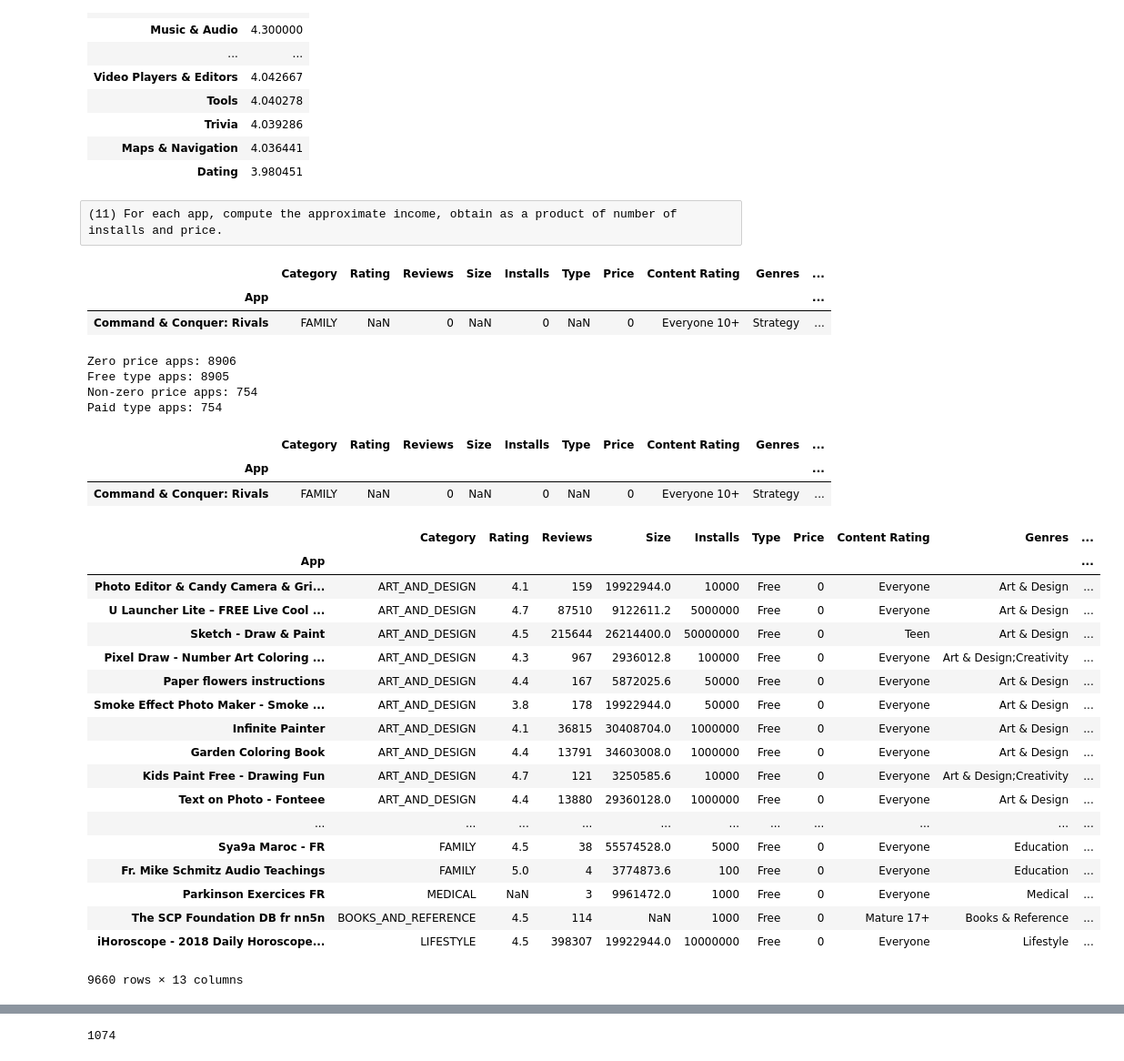
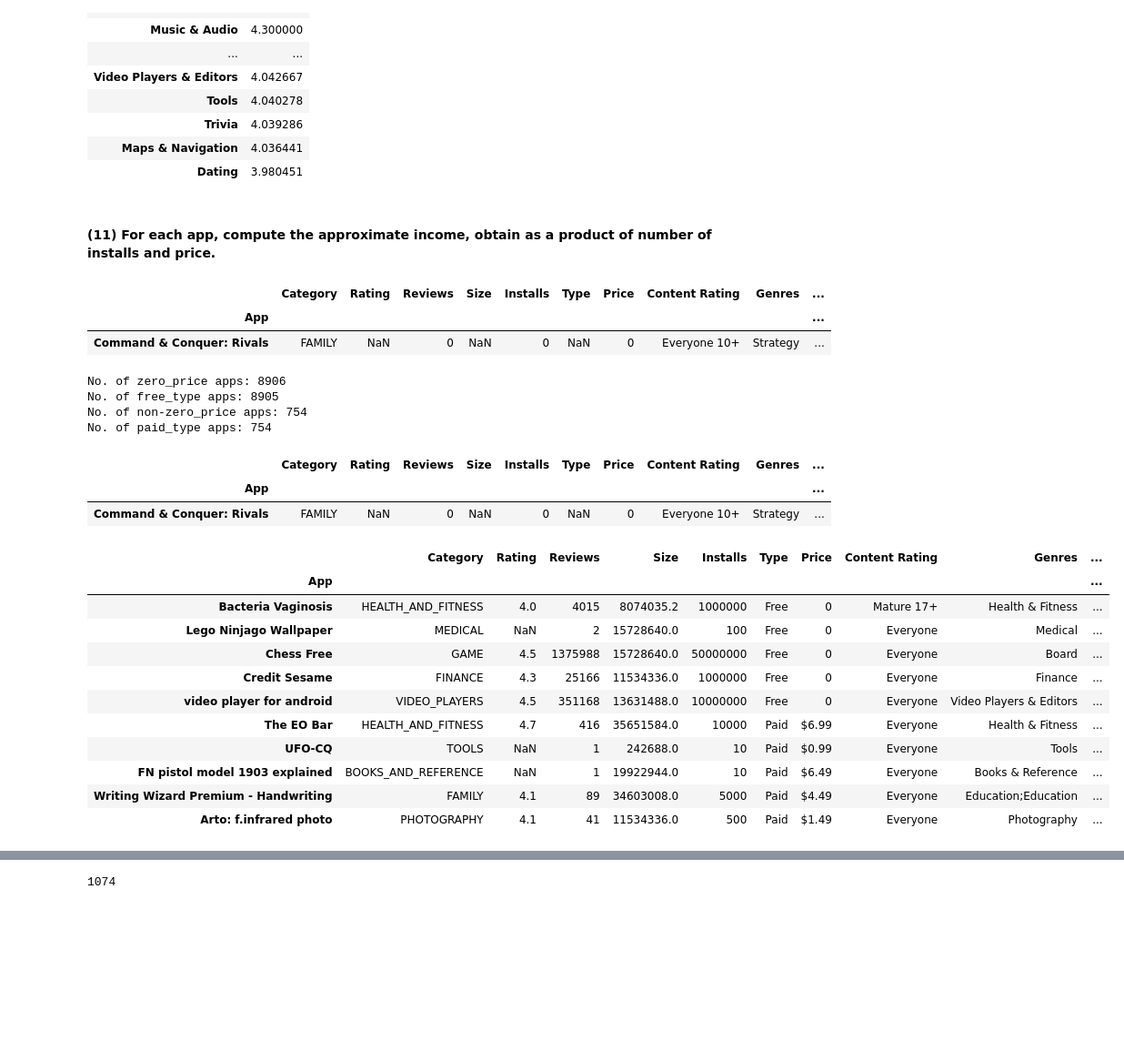
Before and after one commit to samulic/fcs, a Jupyter notebook: project.ipynb, the cells around one changed output, grey strips where cells are left out. Shown: that part at 91% size. Saved outputs shown, nothing was run; the diff lists cells and outputs as text; code cells hidden in the pictures; blank space fills up the shorter version.

```diff
--- a/project.ipynb
+++ b/project.ipynb
@@ -38,5 +39,5 @@ Settiamo la loro size a "-1"
 # %%
-gps.loc[gps['Size'].str.contains("\+|Varies with device"), "Size"] = "-1"
+gps.loc[gps['Size'].str.contains("Varies with device"), "Size"] = '-1'
 # %%
 sz = pd.DataFrame(gps.Size.str.split('.').tolist())
 print(sz.shape) # no more than two columns --> no more than two dots
@@ -474,8 +396,8 @@ df5.dropna().groupby("Genre").mean().sort_values(by = "Rating", ascending = Fals
 | Trivia | 4.039286 |
 | Maps & Navigation | 4.036441 |
 | Dating | 3.980451 |
-# %% [raw]
-(11) For each app, compute the approximate income, obtain as a product of number of installs and price.
+# %% [markdown]
+#### (11) For each app, compute the approximate income, obtain as a product of number of installs and price.
 # %%
 df3[~df3['Type'].isin(["Paid", "Free"])]
 # %% [output]
@@ -483,42 +405,35 @@ df3[~df3['Type'].isin(["Paid", "Free"])]
 | App |  |  |  |  |  |  |  |  |  | ... |
 | Command & Conquer: Rivals | FAMILY | NaN | 0 | NaN | 0 | NaN | 0 | Everyone 10+ | Strategy | ... |
 # %%
-print("Zero price apps: {}\nFree type apps: {}\nNon-zero price apps: {}\nPaid type apps: {}"\
+print("No. of zero_price apps: {}\nNo. of free_type apps: {}\nNo. of non-zero_price apps: {}\nNo. of paid_type apps: {}"\
       .format(sum(df3["Price"] == "0"),
               sum(df3["Type"] == "Free"),
               sum(df3["Price"] != "0"),
               sum(df3["Type"] == "Paid")))
 df3[(df3["Price"] == "0") & (df3["Type"] != "Free")]
 # %% [output]
-Zero price apps: 8906
-Free type apps: 8905
-Non-zero price apps: 754
-Paid type apps: 754
+No. of zero_price apps: 8906
+No. of free_type apps: 8905
+No. of non-zero_price apps: 754
+No. of paid_type apps: 754
 |  | Category | Rating | Reviews | Size | Installs | Type | Price | Content Rating | Genres | ... |
 | App |  |  |  |  |  |  |  |  |  | ... |
 | Command & Conquer: Rivals | FAMILY | NaN | 0 | NaN | 0 | NaN | 0 | Everyone 10+ | Strategy | ... |
 # %%
 df6 = df3.assign(Price_amt = lambda d: d.Price.str.extract('(\d+(\.\d+)?)')[0].astype(float))
-df6
+df6.groupby('Type', group_keys = False).apply(lambda x: x.sample(min(len(x), 5))) # check results
 # %% [output]
 |  | Category | Rating | Reviews | Size | Installs | Type | Price | Content Rating | Genres | ... |
 | App |  |  |  |  |  |  |  |  |  | ... |
-| Photo Editor & Candy Camera & Gri... | ART_AND_DESIGN | 4.1 | 159 | 19922944.0 | 10000 | Free | 0 | Everyone | Art & Design | ... |
-| U Launcher Lite – FREE Live Cool ... | ART_AND_DESIGN | 4.7 | 87510 | 9122611.2 | 5000000 | Free | 0 | Everyone | Art & Design | ... |
-| Sketch - Draw & Paint | ART_AND_DESIGN | 4.5 | 215644 | 26214400.0 | 50000000 | Free | 0 | Teen | Art & Design | ... |
-| Pixel Draw - Number Art Coloring ... | ART_AND_DESIGN | 4.3 | 967 | 2936012.8 | 100000 | Free | 0 | Everyone | Art & Design;Creativity | ... |
-| Paper flowers instructions | ART_AND_DESIGN | 4.4 | 167 | 5872025.6 | 50000 | Free | 0 | Everyone | Art & Design | ... |
-| Smoke Effect Photo Maker - Smoke ... | ART_AND_DESIGN | 3.8 | 178 | 19922944.0 | 50000 | Free | 0 | Everyone | Art & Design | ... |
-| Infinite Painter | ART_AND_DESIGN | 4.1 | 36815 | 30408704.0 | 1000000 | Free | 0 | Everyone | Art & Design | ... |
-| Garden Coloring Book | ART_AND_DESIGN | 4.4 | 13791 | 34603008.0 | 1000000 | Free | 0 | Everyone | Art & Design | ... |
-| Kids Paint Free - Drawing Fun | ART_AND_DESIGN | 4.7 | 121 | 3250585.6 | 10000 | Free | 0 | Everyone | Art & Design;Creativity | ... |
-| Text on Photo - Fonteee | ART_AND_DESIGN | 4.4 | 13880 | 29360128.0 | 1000000 | Free | 0 | Everyone | Art & Design | ... |
-| ... | ... | ... | ... | ... | ... | ... | ... | ... | ... | ... |
-| Sya9a Maroc - FR | FAMILY | 4.5 | 38 | 55574528.0 | 5000 | Free | 0 | Everyone | Education | ... |
-| Fr. Mike Schmitz Audio Teachings | FAMILY | 5.0 | 4 | 3774873.6 | 100 | Free | 0 | Everyone | Education | ... |
-| Parkinson Exercices FR | MEDICAL | NaN | 3 | 9961472.0 | 1000 | Free | 0 | Everyone | Medical | ... |
-| The SCP Foundation DB fr nn5n | BOOKS_AND_REFERENCE | 4.5 | 114 | NaN | 1000 | Free | 0 | Mature 17+ | Books & Reference | ... |
-| iHoroscope - 2018 Daily Horoscope... | LIFESTYLE | 4.5 | 398307 | 19922944.0 | 10000000 | Free | 0 | Everyone | Lifestyle | ... |
+| Bacteria Vaginosis | HEALTH_AND_FITNESS | 4.0 | 4015 | 8074035.2 | 1000000 | Free | 0 | Mature 17+ | Health & Fitness | ... |
+| Lego Ninjago Wallpaper | MEDICAL | NaN | 2 | 15728640.0 | 100 | Free | 0 | Everyone | Medical | ... |
+| Chess Free | GAME | 4.5 | 1375988 | 15728640.0 | 50000000 | Free | 0 | Everyone | Board | ... |
+| Credit Sesame | FINANCE | 4.3 | 25166 | 11534336.0 | 1000000 | Free | 0 | Everyone | Finance | ... |
+| video player for android | VIDEO_PLAYERS | 4.5 | 351168 | 13631488.0 | 10000000 | Free | 0 | Everyone | Video Players & Editors | ... |
+| The EO Bar | HEALTH_AND_FITNESS | 4.7 | 416 | 35651584.0 | 10000 | Paid | $6.99 | Everyone | Health & Fitness | ... |
+| UFO-CQ | TOOLS | NaN | 1 | 242688.0 | 10 | Paid | $0.99 | Everyone | Tools | ... |
+| FN pistol model 1903 explained | BOOKS_AND_REFERENCE | NaN | 1 | 19922944.0 | 10 | Paid | $6.49 | Everyone | Books & Reference | ... |
+| Writing Wizard Premium - Handwriting | FAMILY | 4.1 | 89 | 34603008.0 | 5000 | Paid | $4.49 | Everyone | Education;Education | ... |
+| Arto: f.infrared photo | PHOTOGRAPHY | 4.1 | 41 | 11534336.0 | 500 | Paid | $1.49 | Everyone | Photography | ... |
-9660 rows × 13 columns
 # %%
 incomes = df6.Price_amt * df6.Installs
```
Also changed, not shown: parts of 45 cells of this notebook, 1 other file.
